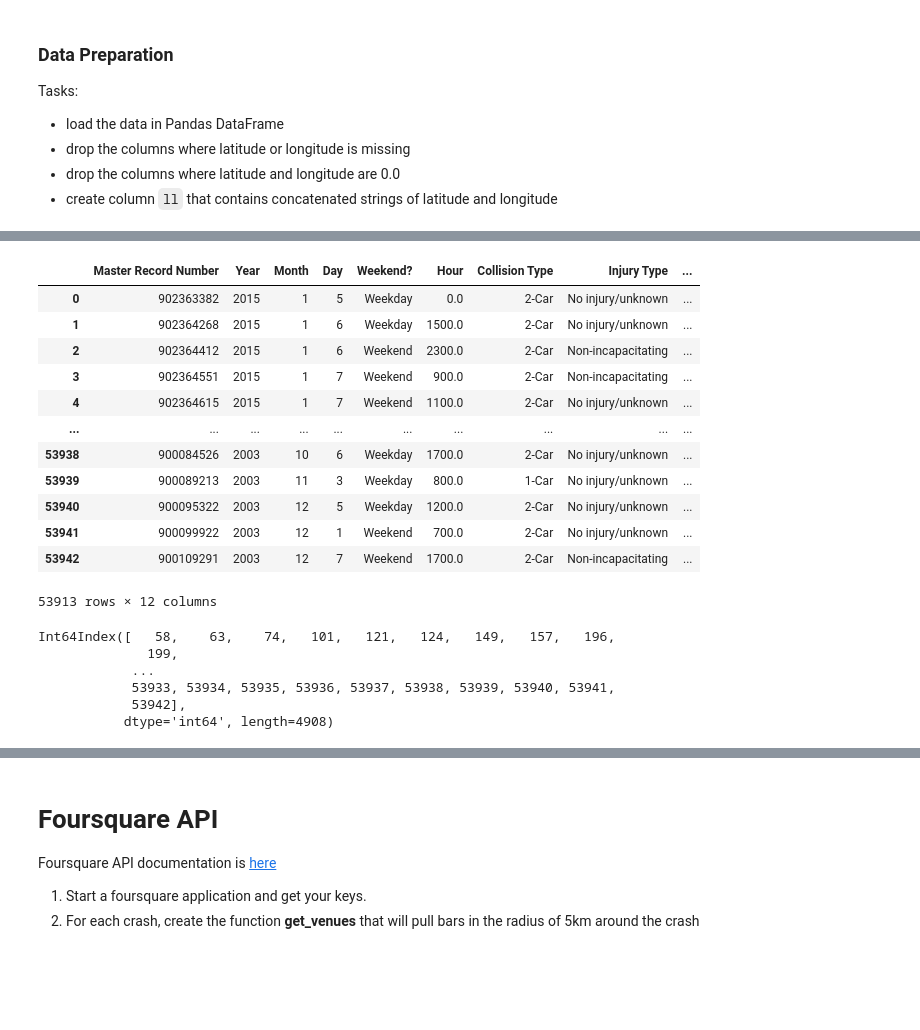
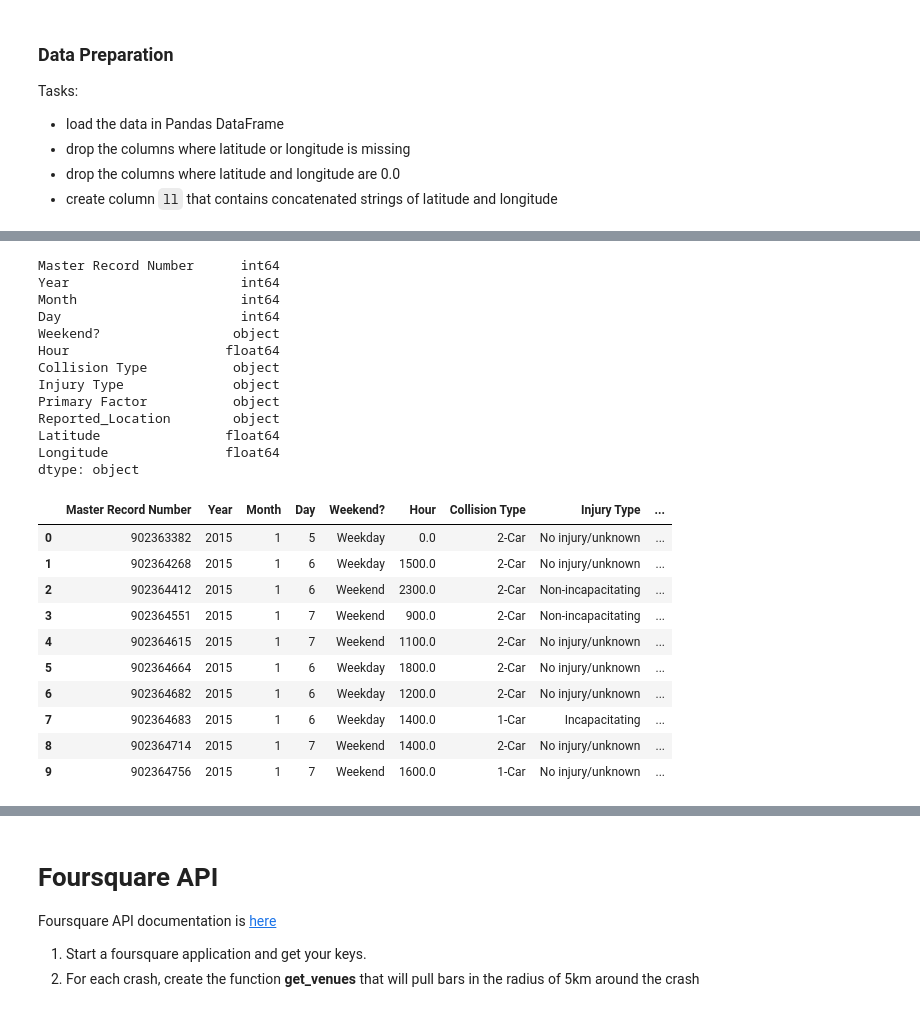
Before and after one commit to ryan-ferns/DS_auticon_week_2, a Jupyter notebook: project_I.ipynb, the cells around one changed output, grey strips where cells are left out. Cells and saved outputs as stored; diff of their text form; code cells hidden in the pictures; blank space fills up the shorter version.

```diff
--- a/project_I.ipynb
+++ b/project_I.ipynb
@@ -46,27 +48,31 @@ df
+# %%
+df.dtypes
+# %% [output]
+Master Record Number      int64
+Year                      int64
+Month                     int64
+Day                       int64
+Weekend?                 object
+Hour                    float64
+Collision Type           object
+Injury Type              object
+Primary Factor           object
+Reported_Location        object
+Latitude                float64
+Longitude               float64
+dtype: object
 # %%
 df2 = df.dropna(subset=['Latitude', 'Longitude'])
-df2
+df2.head(10)
 # %% [output]
 |  | Master Record Number | Year | Month | Day | Weekend? | Hour | Collision Type | Injury Type | ... |
 | 0 | 902363382 | 2015 | 1 | 5 | Weekday | 0.0 | 2-Car | No injury/unknown | ... |
 | 1 | 902364268 | 2015 | 1 | 6 | Weekday | 1500.0 | 2-Car | No injury/unknown | ... |
 | 2 | 902364412 | 2015 | 1 | 6 | Weekend | 2300.0 | 2-Car | Non-incapacitating | ... |
 | 3 | 902364551 | 2015 | 1 | 7 | Weekend | 900.0 | 2-Car | Non-incapacitating | ... |
 | 4 | 902364615 | 2015 | 1 | 7 | Weekend | 1100.0 | 2-Car | No injury/unknown | ... |
-| ... | ... | ... | ... | ... | ... | ... | ... | ... | ... |
-| 53938 | 900084526 | 2003 | 10 | 6 | Weekday | 1700.0 | 2-Car | No injury/unknown | ... |
-| 53939 | 900089213 | 2003 | 11 | 3 | Weekday | 800.0 | 1-Car | No injury/unknown | ... |
-| 53940 | 900095322 | 2003 | 12 | 5 | Weekday | 1200.0 | 2-Car | No injury/unknown | ... |
-| 53941 | 900099922 | 2003 | 12 | 1 | Weekend | 700.0 | 2-Car | No injury/unknown | ... |
-| 53942 | 900109291 | 2003 | 12 | 7 | Weekend | 1700.0 | 2-Car | Non-incapacitating | ... |
+| 5 | 902364664 | 2015 | 1 | 6 | Weekday | 1800.0 | 2-Car | No injury/unknown | ... |
+| 6 | 902364682 | 2015 | 1 | 6 | Weekday | 1200.0 | 2-Car | No injury/unknown | ... |
+| 7 | 902364683 | 2015 | 1 | 6 | Weekday | 1400.0 | 1-Car | Incapacitating | ... |
+| 8 | 902364714 | 2015 | 1 | 7 | Weekend | 1400.0 | 2-Car | No injury/unknown | ... |
+| 9 | 902364756 | 2015 | 1 | 7 | Weekend | 1600.0 | 1-Car | No injury/unknown | ... |
-53913 rows × 12 columns
-# %%
-zero_lat_index = df2[df2["Latitude"] == 0].index
-zero_lat_index
-# %% [output]
-Int64Index([   58,    63,    74,   101,   121,   124,   149,   157,   196,
-              199,
-            ...
-            53933, 53934, 53935, 53936, 53937, 53938, 53939, 53940, 53941,
-            53942],
-           dtype='int64', length=4908)
```
Also changed, not shown: parts of 32 cells of this notebook.
